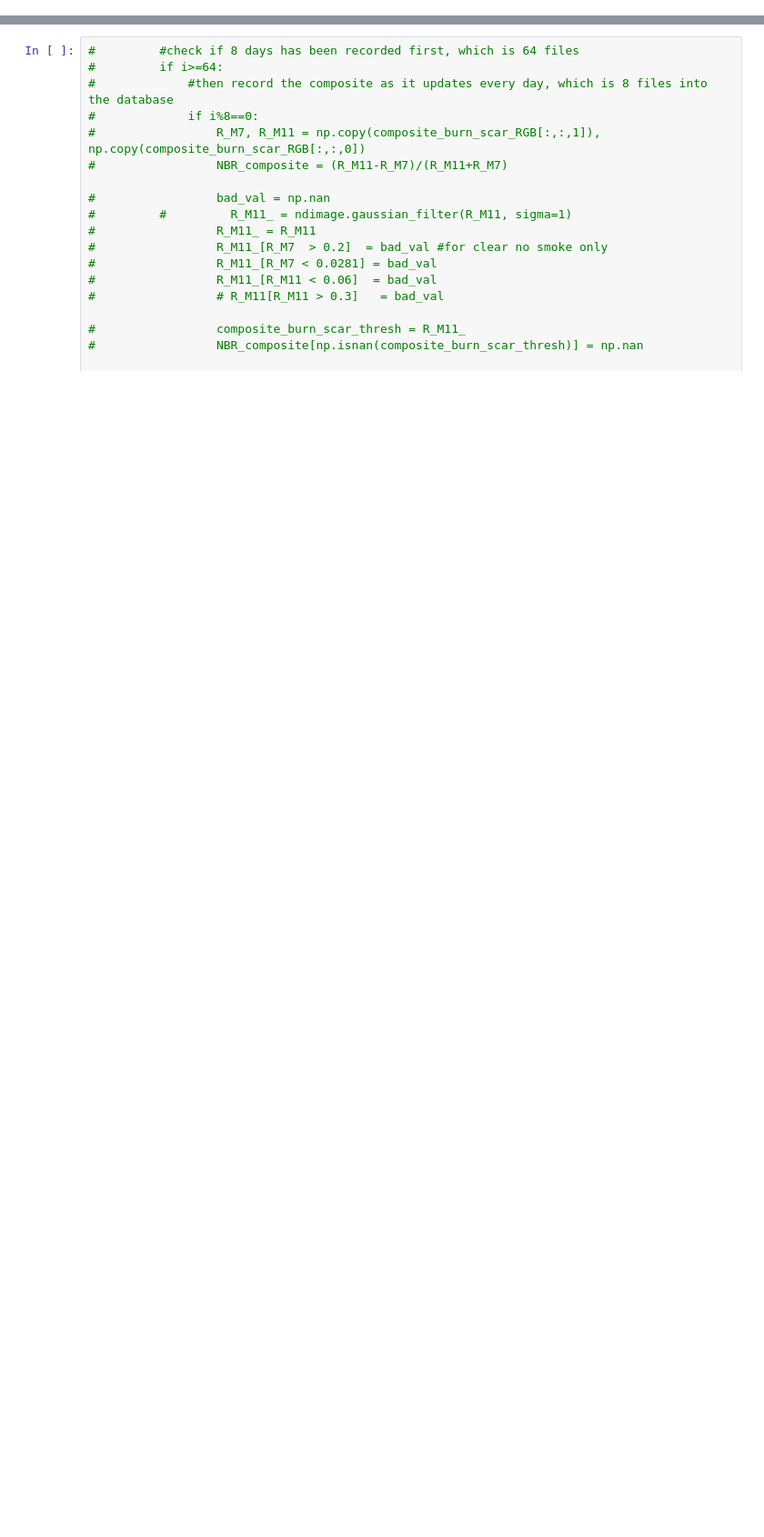
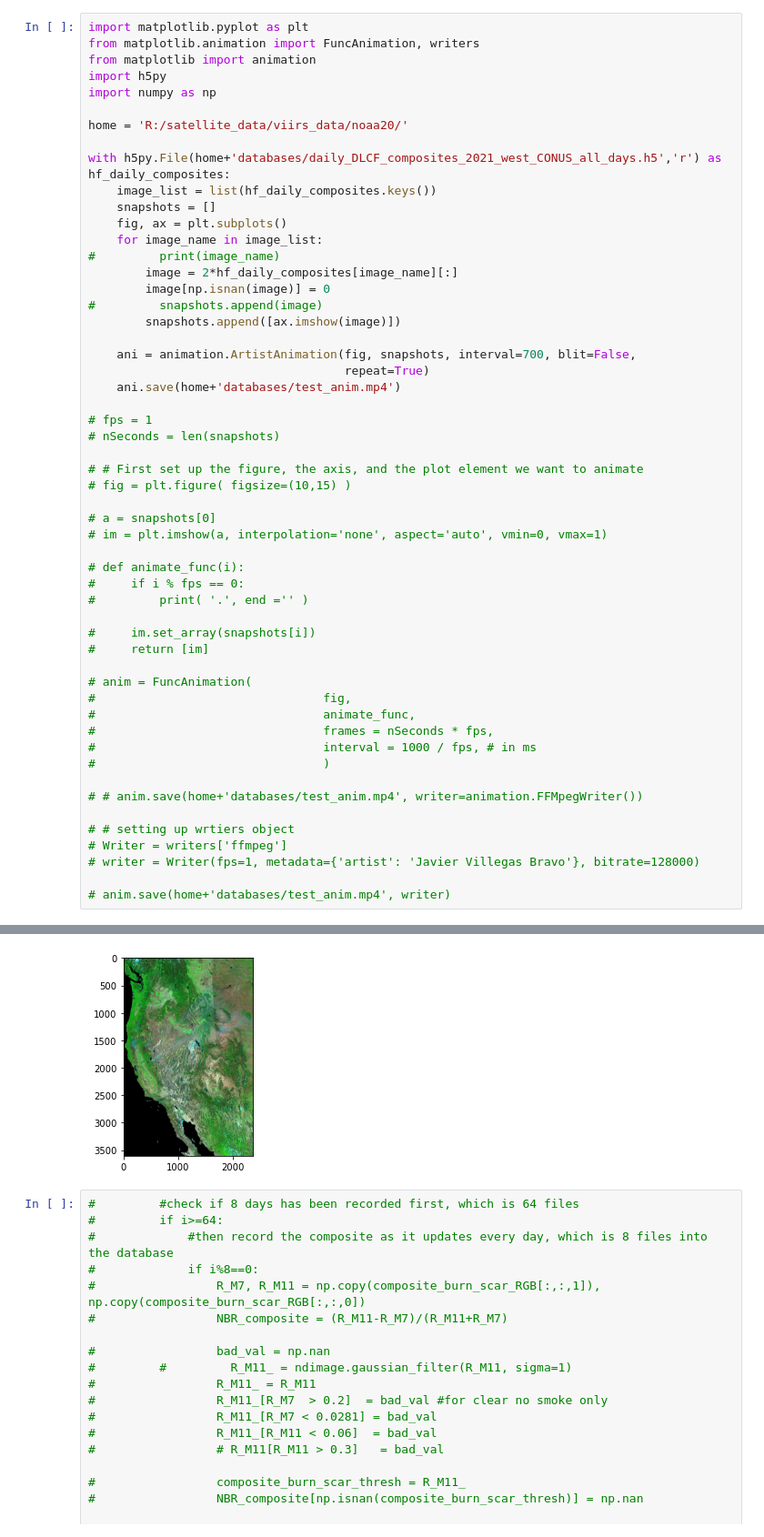
Before and after one commit to vllgsbr2/burn_scar_composite_dev_and_analysis, a Jupyter notebook: debug_animate.ipynb, the cells around one changed output, grey strips where cells are left out. Shown at 91% size. Cells and saved outputs as stored; diff of their text form; blank space fills up the shorter version.

```diff
--- a/debug_animate.ipynb
+++ b/debug_animate.ipynb
@@ -116,0 +183,55 @@ Clipping input data to the valid range for imshow with RGB data ([0..1] for floa
+# %%
+import matplotlib.pyplot as plt
+from matplotlib.animation import FuncAnimation, writers
+from matplotlib import animation
+import h5py
+import numpy as np
+
+home = 'R:/satellite_data/viirs_data/noaa20/'
+
+with h5py.File(home+'databases/daily_DLCF_composites_2021_west_CONUS_all_days.h5','r') as hf_daily_composites:
+    image_list = list(hf_daily_composites.keys())
+    snapshots = []
+    fig, ax = plt.subplots()
+    for image_name in image_list:
+#         print(image_name)
+        image = 2*hf_daily_composites[image_name][:]
+        image[np.isnan(image)] = 0
+#         snapshots.append(image)
+        snapshots.append([ax.imshow(image)])
+
+    ani = animation.ArtistAnimation(fig, snapshots, interval=700, blit=False,
+                                    repeat=True)
+    ani.save(home+'databases/test_anim.mp4')
+
+# fps = 1
+# nSeconds = len(snapshots)
+
+# # First set up the figure, the axis, and the plot element we want to animate
+# fig = plt.figure( figsize=(10,15) )
+
+# a = snapshots[0]
+# im = plt.imshow(a, interpolation='none', aspect='auto', vmin=0, vmax=1)
+
+# def animate_func(i):
+#     if i % fps == 0:
+#         print( '.', end ='' )
+
+#     im.set_array(snapshots[i])
+#     return [im]
+
+# anim = FuncAnimation(
+#                                fig,
+#                                animate_func,
+#                                frames = nSeconds * fps,
+#                                interval = 1000 / fps, # in ms
+#                                )
+
+# # anim.save(home+'databases/test_anim.mp4', writer=animation.FFMpegWriter())
+
+# # setting up wrtiers object
+# Writer = writers['ffmpeg']
+# writer = Writer(fps=1, metadata={'artist': 'Javier Villegas Bravo'}, bitrate=128000)
+
+# anim.save(home+'databases/test_anim.mp4', writer)
+# %% [output]
@@ -117,3 +255,4 @@ Clipping input data to the valid range for imshow with RGB data ([0..1] for floa
+[figure, added]
 # %%
 #         #check if 8 days has been recorded first, which is 64 files
 #         if i>=64:
```
Also changed, not shown: parts of 4 cells of this notebook.
